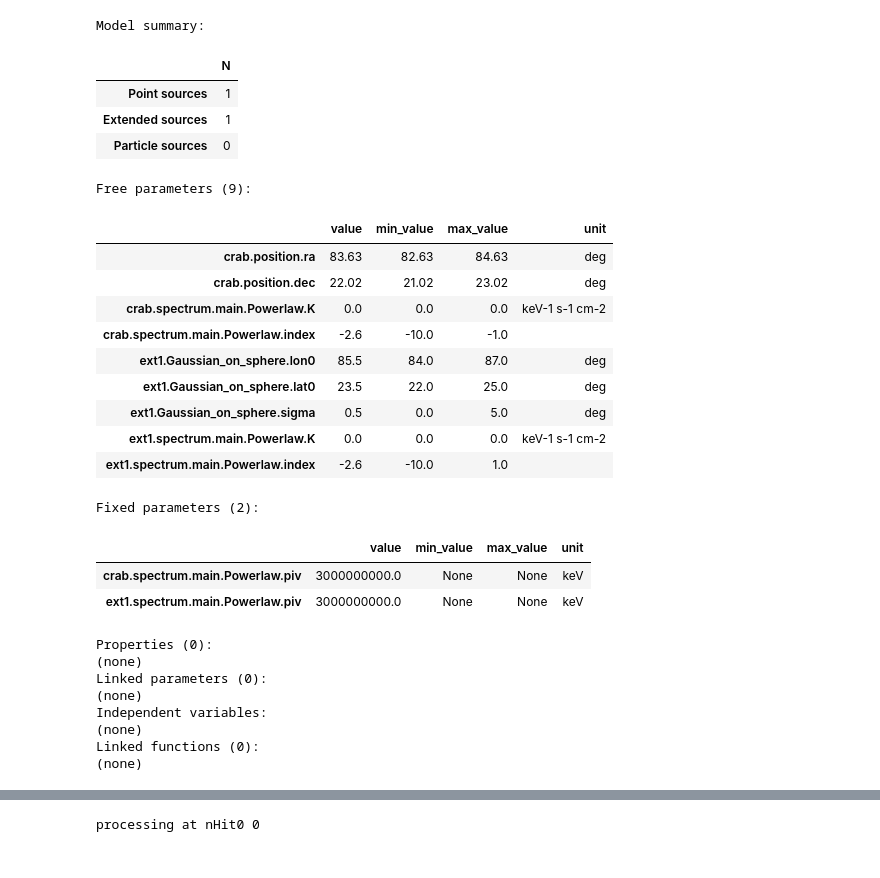
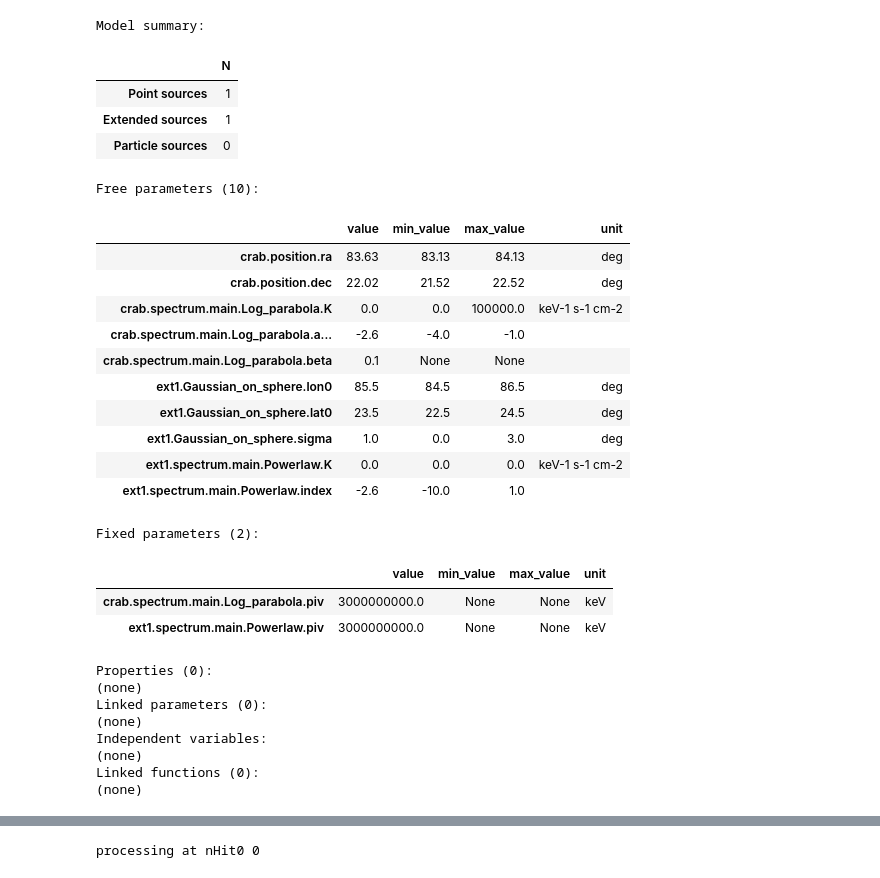
Before and after one commit to xiahouwenyu/3MLWCDA0.91, a Jupyter notebook: Standard/src/3MLnew_Crab.ipynb, the cells around one changed output, grey strips where cells are left out. Cells and saved outputs as stored; diff of their text form; code cells hidden in the pictures.

```diff
--- a/Standard/src/3MLnew_Crab.ipynb
+++ b/Standard/src/3MLnew_Crab.ipynb
@@ -105,46 +106,53 @@ Deprecated in NumPy 1.20; for more details and guidance: https://numpy.org/devdo
 ... (16 outputs left out)
 # %%
-Modelname="1pt+1gaus"  # Name your model now to facilitate the creation of record folders by the program.
+Modelname="1gaus_log+1gaus"  # Name your model now to facilitate the creation of record folders by the program.
 if not os.path.exists(f'../res/{region_name}/{Modelname}/'):
     os.system(f'mkdir ../res/{region_name}/{Modelname}/')
 
 
 #Without extended parameter settings, it's a point source. When you set the corresponding extension, it becomes the respective source.
-crab = my.setsorce("crab",ra1,dec1, fitrange=1,
-                indexb=(-10,-1), kb=(1e-14, 1e-8),
+# crab = my.setsorce("crab",ra1,dec1, fitrange=1,
+#                 indexb=(-10,-1), kb=(1e-14, 1e-8),
+#                 )
+
+crab = my.setsorce("crab",ra1,dec1, fitrange=0.5, alpha=-2.6,alphab=(-4,-1),beta=0.1, #, sigma=0.001, sb=(0,0.1),
+                spec=Log_parabola()
                 )
+# crab2 = my.setsorce("crab2",ra1,dec1, fitrange=0.5, indexb=(-10,-1), kb=(1e-14, 1e-8)
+#                 )
 
-ext1 = my.setsorce("ext1",85.5,23.5, fitrange=1.5, sigma=0.5, sb=(0,5),
+ext1 = my.setsorce("ext1",85.5,23.5, fitrange=1, sigma=1, sb=(0,3),
                 indexb=(-10,1), kb=(1e-15, 1e-8)
                 )
 
-lm = Model(crab, ext1)
+lm = Model(crab, ext1) #crab2,
 
 with open(f'../res/{region_name}/{Modelname}/Model_init.txt', 'w') as f:
     for key, value in lm.parameters.items():
         f.write(f'{key}: {value}\n')
 
 lm.display(complete=True)
 # %% [output]
 Model summary:
 |  | N |
 | Point sources | 1 |
 | Extended sources | 1 |
 | Particle sources | 0 |
-Free parameters (9):
+Free parameters (10):
 |  | value | min_value | max_value | unit |
-| crab.position.ra | 83.63 | 82.63 | 84.63 | deg |
-| crab.position.dec | 22.02 | 21.02 | 23.02 | deg |
-| crab.spectrum.main.Powerlaw.K | 0.0 | 0.0 | 0.0 | keV-1 s-1 cm-2 |
-| crab.spectrum.main.Powerlaw.index | -2.6 | -10.0 | -1.0 |  |
-| ext1.Gaussian_on_sphere.lon0 | 85.5 | 84.0 | 87.0 | deg |
-| ext1.Gaussian_on_sphere.lat0 | 23.5 | 22.0 | 25.0 | deg |
-| ext1.Gaussian_on_sphere.sigma | 0.5 | 0.0 | 5.0 | deg |
+| crab.position.ra | 83.63 | 83.13 | 84.13 | deg |
+| crab.position.dec | 22.02 | 21.52 | 22.52 | deg |
+| crab.spectrum.main.Log_parabola.K | 0.0 | 0.0 | 100000.0 | keV-1 s-1 cm-2 |
+| crab.spectrum.main.Log_parabola.a... | -2.6 | -4.0 | -1.0 |  |
+| crab.spectrum.main.Log_parabola.beta | 0.1 | None | None |  |
+| ext1.Gaussian_on_sphere.lon0 | 85.5 | 84.5 | 86.5 | deg |
+| ext1.Gaussian_on_sphere.lat0 | 23.5 | 22.5 | 24.5 | deg |
+| ext1.Gaussian_on_sphere.sigma | 1.0 | 0.0 | 3.0 | deg |
 | ext1.spectrum.main.Powerlaw.K | 0.0 | 0.0 | 0.0 | keV-1 s-1 cm-2 |
 | ext1.spectrum.main.Powerlaw.index | -2.6 | -10.0 | 1.0 |  |
 Fixed parameters (2):
 |  | value | min_value | max_value | unit |
-| crab.spectrum.main.Powerlaw.piv | 3000000000.0 | None | None | keV |
+| crab.spectrum.main.Log_parabola.piv | 3000000000.0 | None | None | keV |
 | ext1.spectrum.main.Powerlaw.piv | 3000000000.0 | None | None | keV |
 Properties (0):
 (none)
```
Also changed, not shown: parts of 17 cells of this notebook, 19 other files.
